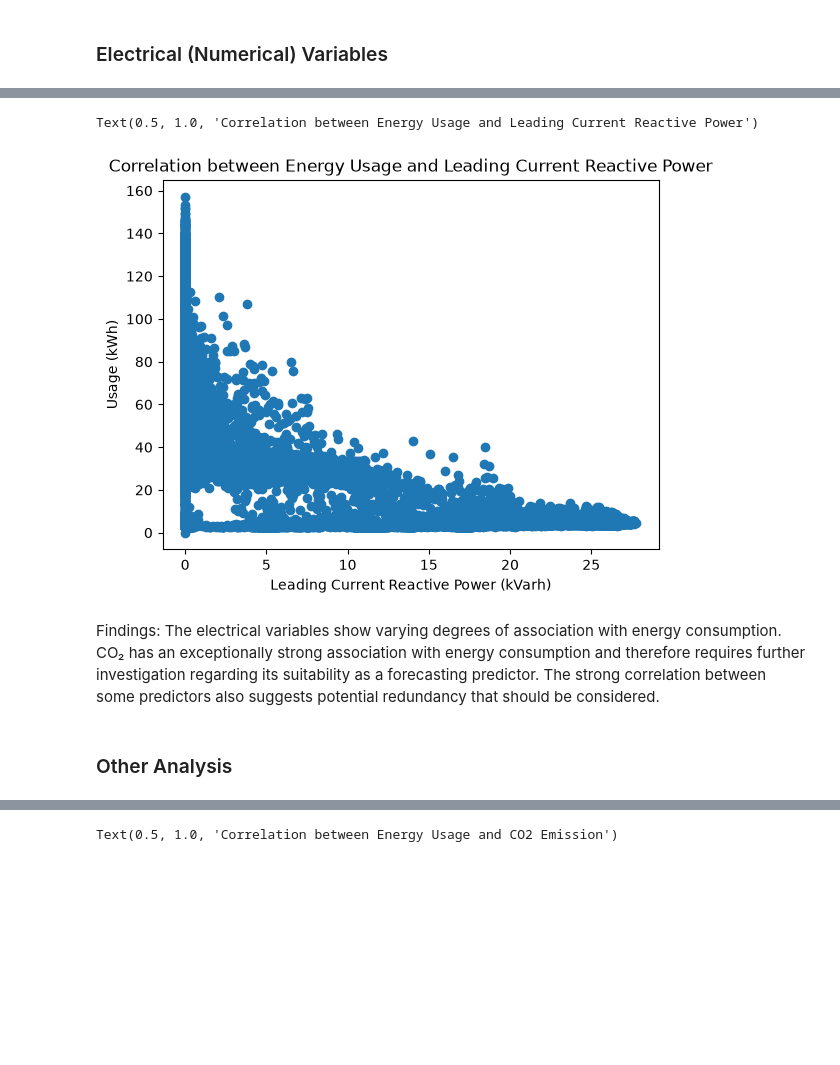
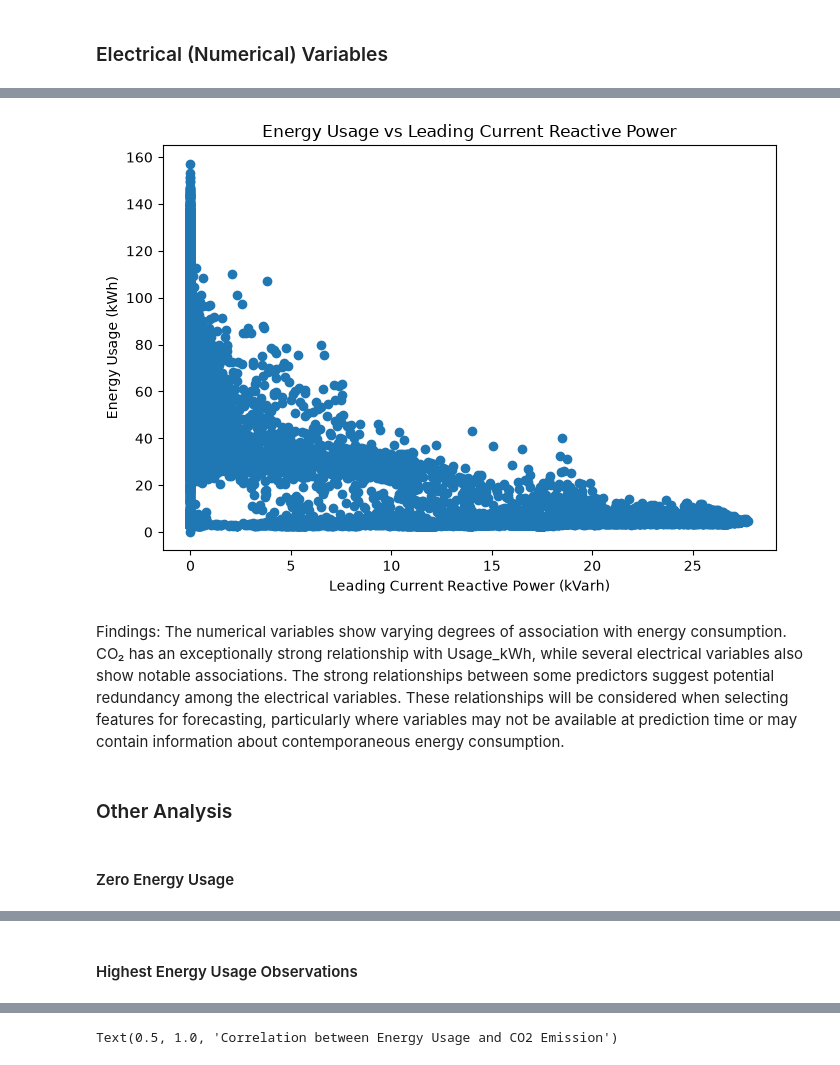
Before and after one commit to daniel-oa/industrial-energy-consumption-forecasting, a Jupyter notebook: notebooks/02_exploratory_data_analysis.ipynb, the cells around one changed output, grey strips where cells are left out. Cells and saved outputs as stored; diff of their text form; code cells hidden in the pictures; blank space fills up the shorter version.

```diff
--- a/notebooks/02_exploratory_data_analysis.ipynb
+++ b/notebooks/02_exploratory_data_analysis.ipynb
@@ -48,0 +53,15 @@ Findings: The distribution is highly concentrated at low consumption levels and
+# %%
+# converting date to datetime
+df['date'] = pd.to_datetime(df['date'], format='%d/%m/%Y %H:%M')
+
+fig, ax = plt.subplots(figsize=(12, 5))
+
+ax.plot(df['date'], df['Usage_kWh'])
+
+ax.set_xlabel('Date')
+ax.set_ylabel('Energy Usage (kWh)')
+ax.set_title('Energy Consumption Over Time')
+
+plt.xticks(rotation=45)
+plt.tight_layout()
+plt.show()
@@ -88,8 +133,8 @@ Findings: the median of the groups increases from light to medium to maximum loa
 ### Time of Day
 # %%
 # plot of usage against time
-df['NSM_hrs'] = df.eval('NSM/3600')
-mean_nsm = df.groupby('NSM_hrs')['Usage_kWh'].mean()
+df['NSM_hours'] = df['NSM'] / 3600
+mean_nsm = df.groupby('NSM_hours')['Usage_kWh'].mean()
 fig,ax = plt.subplots()
 ax.plot(mean_nsm)
 ax.set_xlabel('NSM (in hrs from midnight)')
@@ -219,22 +318,33 @@ Text(0.5, 1.0, 'Correlation between Energy Usage and Lagging Current Power Facto
 # %%
 # Correlation between Energy Usage and Leading Current Reactive Power
-fig, ax = plt.subplots()
-ax.scatter(data = df, x='Leading_Current_Reactive_Power_kVarh', y = 'Usage_kWh')
+fig, ax = plt.subplots(figsize=(7, 5))
+
+ax.scatter(
+    df['Leading_Current_Reactive_Power_kVarh'],
+    df['Usage_kWh']
+)
+
 ax.set_xlabel('Leading Current Reactive Power (kVarh)')
-ax.set_ylabel('Usage (kWh)')
-ax.set_title('Correlation between Energy Usage and Leading Current Reactive Power')
+ax.set_ylabel('Energy Usage (kWh)')
+ax.set_title('Energy Usage vs Leading Current Reactive Power')
+
+plt.tight_layout()
+plt.show()
 # %% [output]
-Text(0.5, 1.0, 'Correlation between Energy Usage and Leading Current Reactive Power')
-[figure, old version]
+[figure, new version]
 # %% [markdown]
-Findings: The electrical variables show varying degrees of association with energy consumption. CO₂ has an exceptionally strong association with energy consumption and therefore requires further investigation regarding its suitability as a forecasting predictor. The strong correlation between some predictors also suggests potential redundancy that should be considered.
+Findings: The numerical variables show varying degrees of association with energy consumption. CO₂ has an exceptionally strong relationship with Usage_kWh, while several electrical variables also show notable associations. The strong relationships between some predictors suggest potential redundancy among the electrical variables. These relationships will be considered when selecting features for forecasting, particularly where variables may not be available at prediction time or may contain information about contemporaneous energy consumption.
 # %% [markdown]
 ### Other Analysis
+# %% [markdown]
+#### Zero Energy Usage
 # %%
 df.query('Usage_kWh == 0')
 # %% [output]
 |  | date | Usage_kWh | Lagging_Current_Reactive.Power_kVarh | Leading_Current_Reactive_Power_kVarh | CO2(tCO2) | Lagging_Current_Power_Factor | ... |
 | 29855 | 07/11/2018 00:00 | 0.0 | 0.0 | 0.0 | 0.0 | 0.0 | ... |
+# %% [markdown]
+#### Highest Energy Usage Observations
 # %%
 highest_kwh = df.sort_values(by = 'Usage_kWh', ascending = False)
 highest_kwh.head(10)
```
Also changed, not shown: parts of 20 cells of this notebook, 6 other files.
